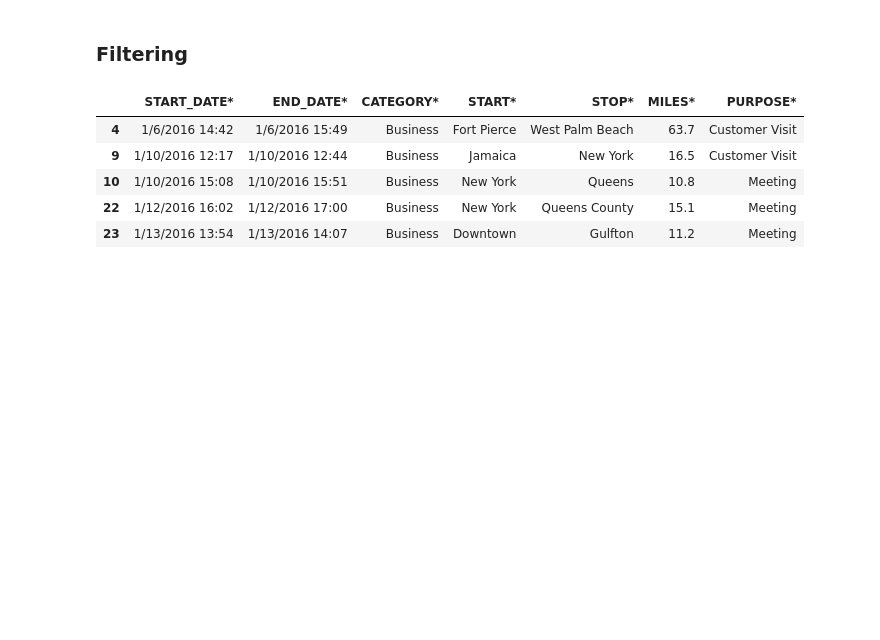
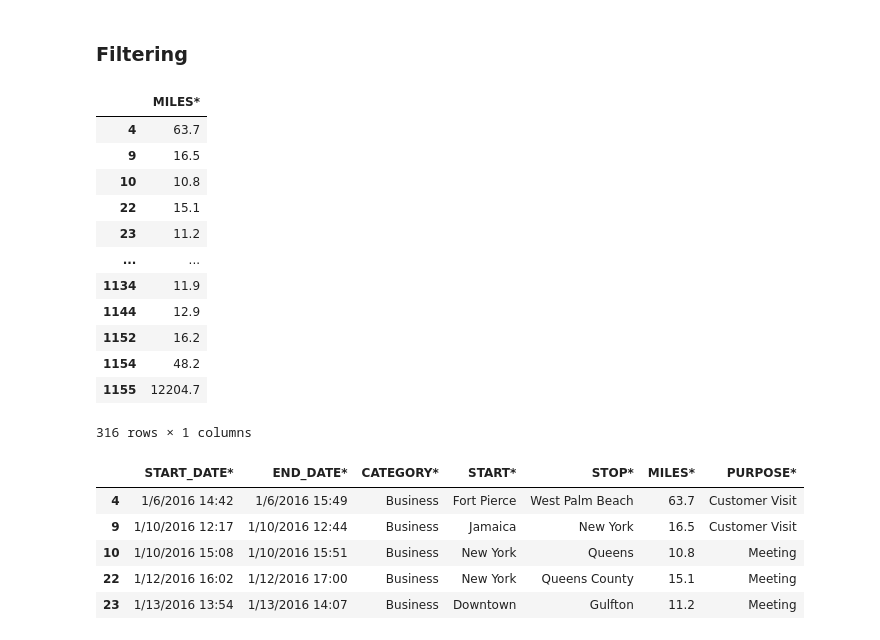
Before and after one commit to Army-man-gif/Courses, a Jupyter notebook: Course 1/Work/python_overview (1).ipynb, the cells around one changed output. Saved outputs shown, nothing was run; the diff lists cells and outputs as text; code cells hidden in the pictures; blank space fills up the shorter version.

```diff
--- a/Course 1/Work/python_overview (1).ipynb
+++ b/Course 1/Work/python_overview (1).ipynb
@@ -476,6 +485,21 @@ Extract first 5 rows and columns START_DATE* and MILES*
 ### Filtering
 # %%
 df2 = df.loc[df["MILES*"] > 10,["MILES*"]]
+df2
+# %% [output]
+|  | MILES* |
+| 4 | 63.7 |
+| 9 | 16.5 |
+| 10 | 10.8 |
+| 22 | 15.1 |
+| 23 | 11.2 |
+| ... | ... |
+| 1134 | 11.9 |
+| 1144 | 12.9 |
+| 1152 | 16.2 |
+| 1154 | 48.2 |
+| 1155 | 12204.7 |
+316 rows × 1 columns
 # %%
 df3 = df2.loc[0:3]
 # %%
```
Also changed, not shown: parts of 1 cell of this notebook.
